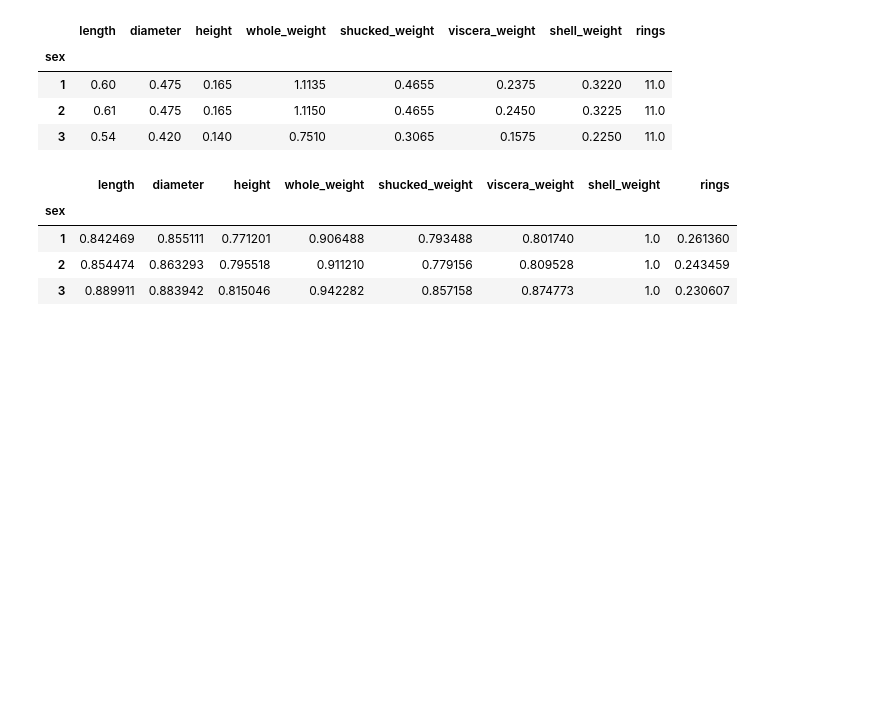
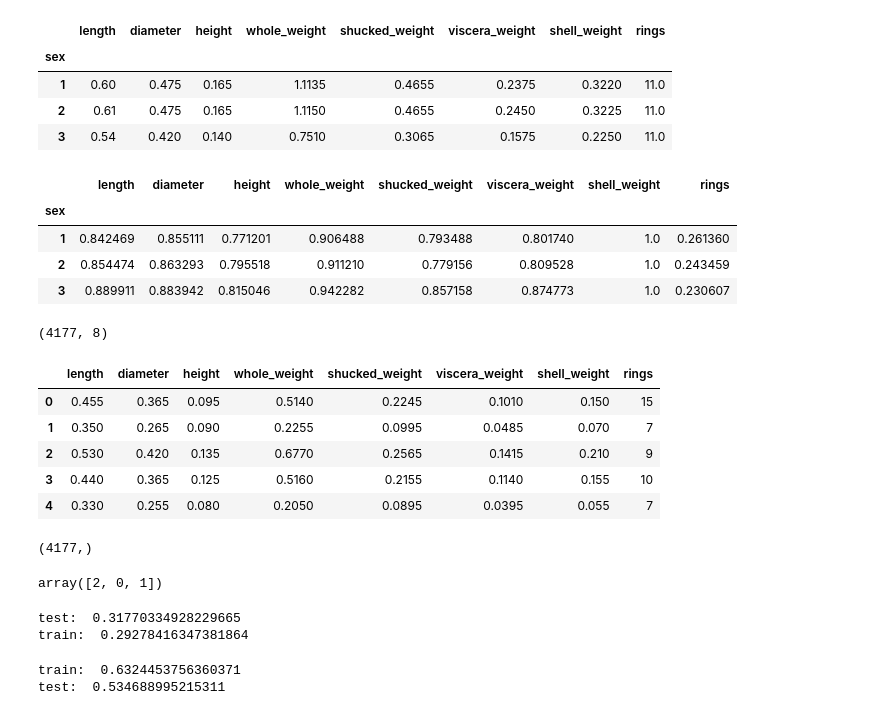
Before and after one commit to datav94/ai-research-dev, a Jupyter notebook: assignments/abalone_assignment.ipynb, the cells around one changed output. Cells and saved outputs as stored; diff of their text form; code cells hidden in the pictures; blank space fills up the shorter version.

```diff
--- a/assignments/abalone_assignment.ipynb
+++ b/assignments/abalone_assignment.ipynb
@@ -137,3 +146,72 @@ grouped_data.corrwith(df.shell_weight)
 | 1 | 0.842469 | 0.855111 | 0.771201 | 0.906488 | 0.793488 | 0.801740 | 1.0 | 0.261360 |
 | 2 | 0.854474 | 0.863293 | 0.795518 | 0.911210 | 0.779156 | 0.809528 | 1.0 | 0.243459 |
 | 3 | 0.889911 | 0.883942 | 0.815046 | 0.942282 | 0.857158 | 0.874773 | 1.0 | 0.230607 |
+# %%
+X.shape
+# %% [output]
+(4177, 8)
+# %%
+X.head()
+# %% [output]
+|  | length | diameter | height | whole_weight | shucked_weight | viscera_weight | shell_weight | rings |
+| 0 | 0.455 | 0.365 | 0.095 | 0.5140 | 0.2245 | 0.1010 | 0.150 | 15 |
+| 1 | 0.350 | 0.265 | 0.090 | 0.2255 | 0.0995 | 0.0485 | 0.070 | 7 |
+| 2 | 0.530 | 0.420 | 0.135 | 0.6770 | 0.2565 | 0.1415 | 0.210 | 9 |
+| 3 | 0.440 | 0.365 | 0.125 | 0.5160 | 0.2155 | 0.1140 | 0.155 | 10 |
+| 4 | 0.330 | 0.255 | 0.080 | 0.2050 | 0.0895 | 0.0395 | 0.055 | 7 |
+# %%
+y.shape
+# %% [output]
+(4177,)
+# %%
+y.unique()
+# %% [output]
+array([2, 0, 1])
+# %%
+# first lets try to use K-means clustering to find out if we can cluster the dataset into the following
+
+from sklearn.model_selection import train_test_split
+from sklearn.cluster import KMeans
+from sklearn.metrics import accuracy_score, classification_report
+
+X_train, X_test, y_train, y_test = train_test_split(X,y, test_size=0.25, random_state=25)
+
+model = KMeans(n_clusters=3, random_state=45)
+model.fit(X_train)
+
+y_predict_test = model.predict(X_test)
+y_predict_train = model.predict(X_train)
+
+print('test: ', accuracy_score(y_predict_test, y_test))
+print('train: ',accuracy_score(y_predict_train, y_train))
+# %% [output]
+test:  0.31770334928229665
+train:  0.29278416347381864
+# %%
+# absolutely not the alogrithm to go with ..... lets try to use MLP Neural network for classification and see how it performs
+
+from sklearn.neural_network import MLPClassifier
+from sklearn.preprocessing import scale
+
+X_scale = scale(X)
+X_scale = pd.DataFrame(X_scale)
+
+X_train, X_test, y_train, y_test = train_test_split(X_scale, y, test_size=0.2, random_state=154)
+
+model = MLPClassifier(
+    hidden_layer_sizes=(40,40,30),
+    max_iter=300,
+    learning_rate='adaptive',
+    learning_rate_init=0.025
+)
+
+model.fit(X_train, y_train)
+
+y_predict_test = model.predict(X_test)
+y_predict_train = model.predict(X_train)
+
+print('train: ', accuracy_score(y_train, y_predict_train))
+print('test: ', accuracy_score(y_test, y_predict_test))
+# %% [output]
+train:  0.6324453756360371
+test:  0.534688995215311
```
Also changed, not shown: parts of 10 cells of this notebook, 7 other files.
